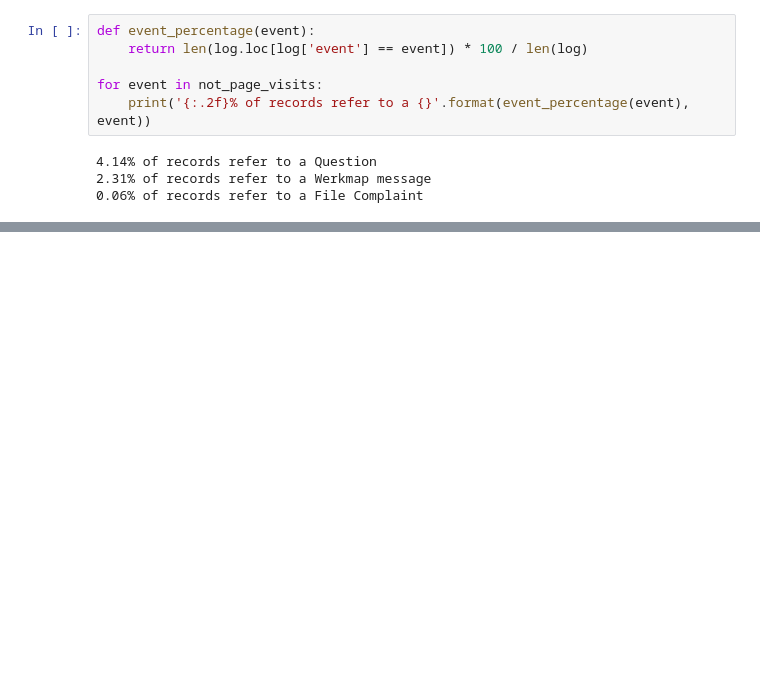
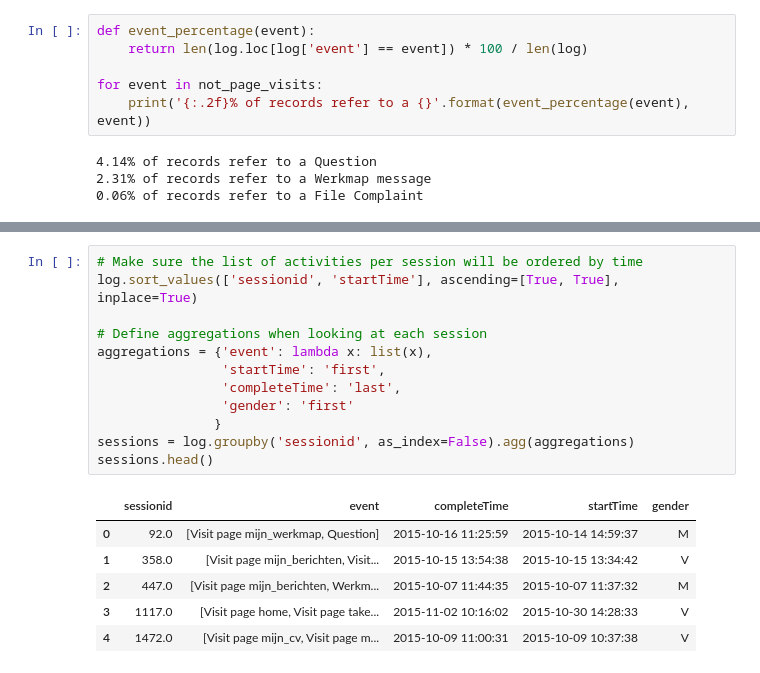
Before and after one commit to TCACastelijns/UVW, a Jupyter notebook: EDA.ipynb, the cells around one changed output, grey strips where cells are left out. Cells and saved outputs as stored; diff of their text form; blank space fills up the shorter version.

```diff
--- a/EDA.ipynb
+++ b/EDA.ipynb
@@ -96,0 +131,19 @@ for event in not_page_visits:
+# %%
+# Make sure the list of activities per session will be ordered by time
+log.sort_values(['sessionid', 'startTime'], ascending=[True, True], inplace=True)
+
+# Define aggregations when looking at each session
+aggregations = {'event': lambda x: list(x),
+                'startTime': 'first',
+                'completeTime': 'last',
+                'gender': 'first'
+               }
+sessions = log.groupby('sessionid', as_index=False).agg(aggregations)
+sessions.head()
+# %% [output]
+|  | sessionid | event | completeTime | startTime | gender |
+| 0 | 92.0 | [Visit page mijn_werkmap, Question] | 2015-10-16 11:25:59 | 2015-10-14 14:59:37 | M |
+| 1 | 358.0 | [Visit page mijn_berichten, Visit... | 2015-10-15 13:54:38 | 2015-10-15 13:34:42 | V |
+| 2 | 447.0 | [Visit page mijn_berichten, Werkm... | 2015-10-07 11:44:35 | 2015-10-07 11:37:32 | M |
+| 3 | 1117.0 | [Visit page home, Visit page take... | 2015-11-02 10:16:02 | 2015-10-30 14:28:33 | V |
+| 4 | 1472.0 | [Visit page mijn_cv, Visit page m... | 2015-10-09 11:00:31 | 2015-10-09 10:37:38 | V |
```
Also changed, not shown: parts of 12 cells of this notebook, 3 other files.
